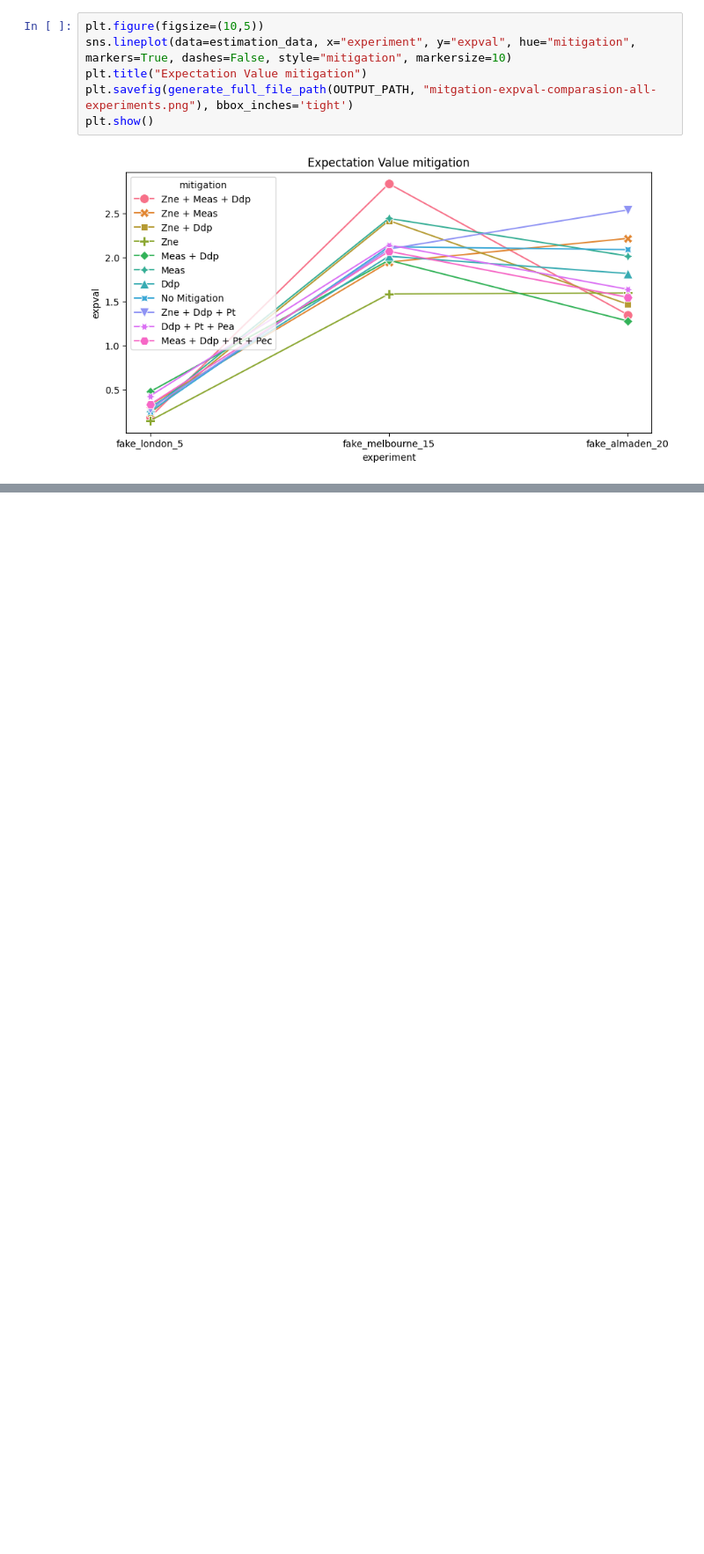
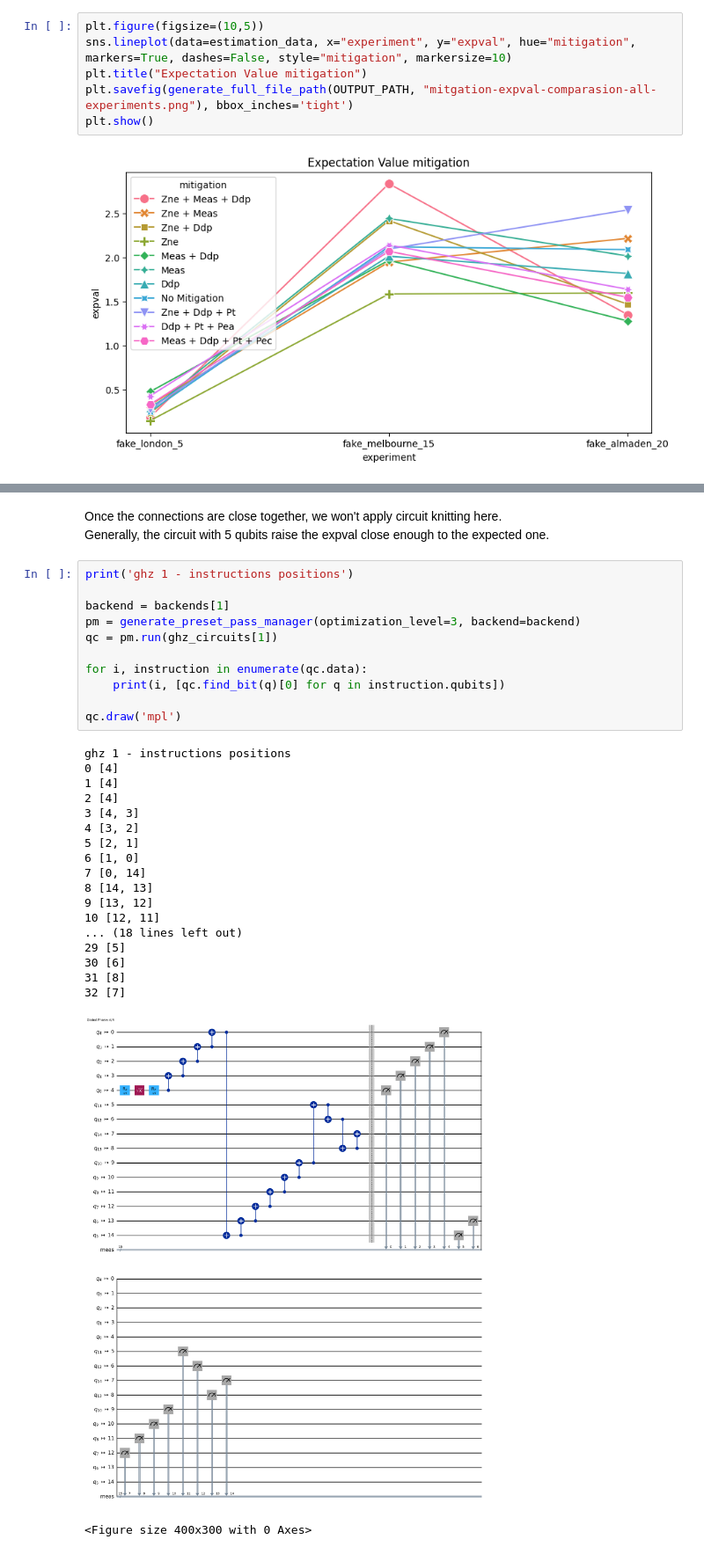
Before and after one commit to Dpbm/scientific-research-2-qec-and-qem, a Jupyter notebook: src/ghz.ipynb, the cells around one changed output, grey strips where cells are left out. Shown at 88% size. Drawn from its saved outputs; the diff is of its cells as text; blank space fills up the shorter version.

```diff
--- a/src/ghz.ipynb
+++ b/src/ghz.ipynb
@@ -504,0 +556,34 @@ plt.show()
+# %% [markdown]
+Once the connections are close together, we won't apply circuit knitting here.\
+Generally, the circuit with 5 qubits raise the expval close enough to the expected one.
+# %%
+print('ghz 1 - instructions positions')
+
+backend = backends[1]
+pm = generate_preset_pass_manager(optimization_level=3, backend=backend)
+qc = pm.run(ghz_circuits[1])
+
+for i, instruction in enumerate(qc.data):
+    print(i, [qc.find_bit(q)[0] for q in instruction.qubits])
+
+qc.draw('mpl')
+# %% [output]
+ghz 1 - instructions positions
+0 [4]
+1 [4]
+2 [4]
+3 [4, 3]
+4 [3, 2]
+5 [2, 1]
+6 [1, 0]
+7 [0, 14]
+8 [14, 13]
+9 [13, 12]
+10 [12, 11]
+... (18 lines left out)
+29 [5]
+30 [6]
+31 [8]
+32 [7]
+[figure, added]
+<Figure size 400x300 with 0 Axes>
```
Also changed, not shown: parts of 15 cells of this notebook, 1 other file.
